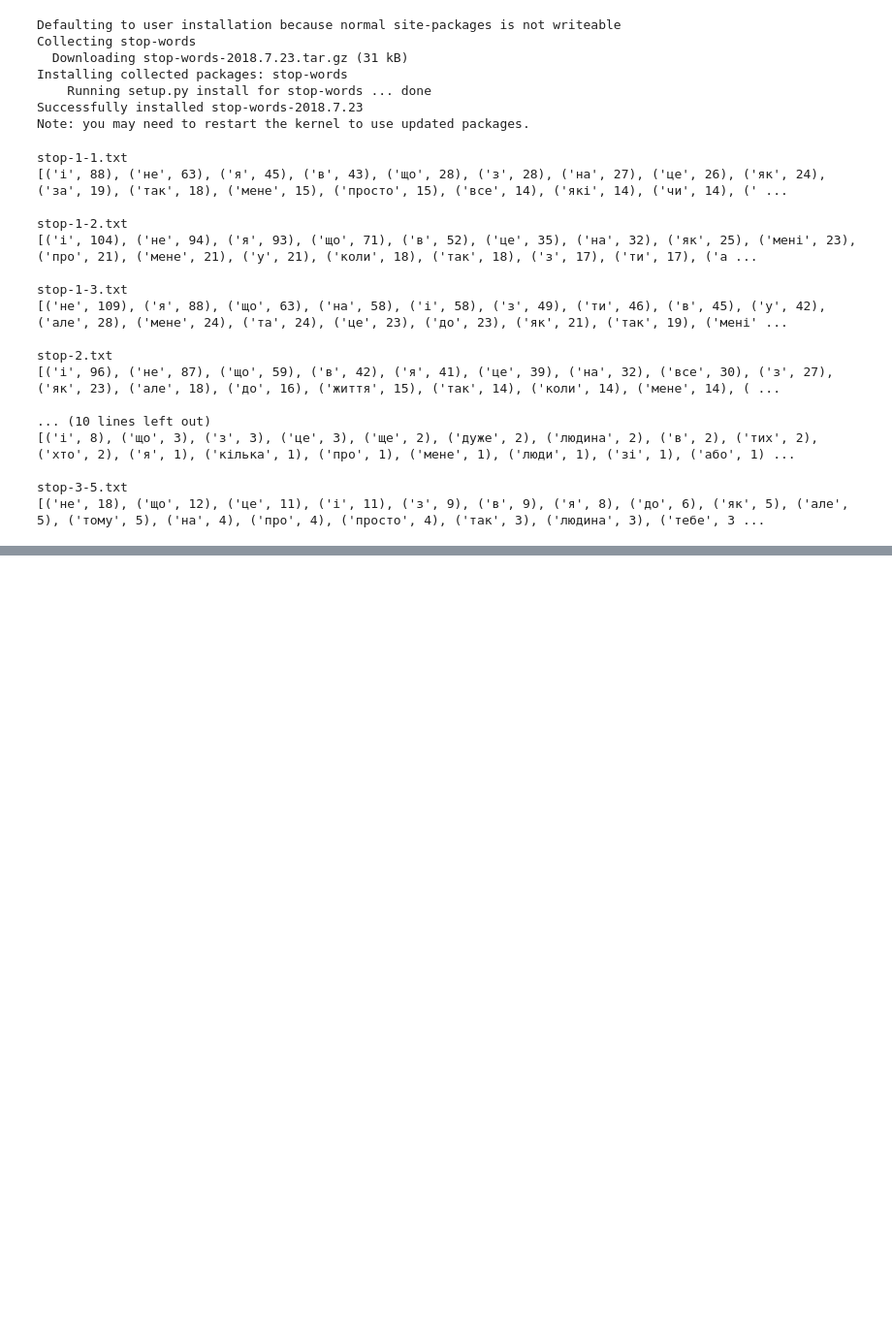
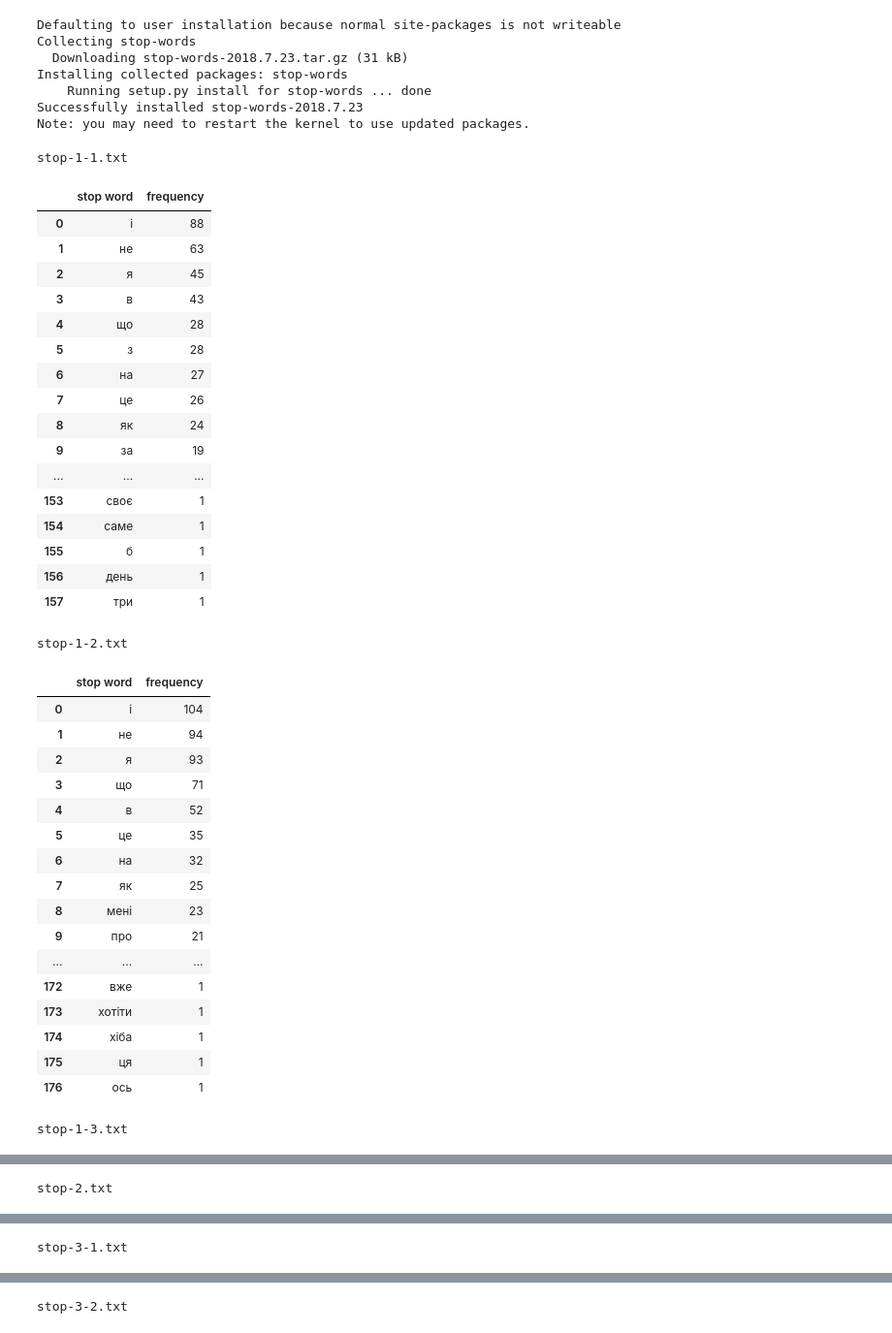
Before and after one commit to LanaVoronchuk/ukrainian-word-mood, a Jupyter notebook: stop-words/Stop_Words.ipynb, the cells around one changed output, grey strips where cells are left out. Shown at 97% size. Drawn from its saved outputs; the diff is of its cells as text; code cells hidden in the pictures; blank space fills up the shorter version.

Commit message:
Stop Words: use pandas to display our

```diff
--- a/stop-words/Stop_Words.ipynb
+++ b/stop-words/Stop_Words.ipynb
@@ -8,4 +8,16 @@ Installing collected packages: stop-words
     Running setup.py install for stop-words ... done
 Successfully installed stop-words-2018.7.23
 Note: you may need to restart the kernel to use updated packages.
+# %%
+import collections
+
+import numpy as np
+from IPython.display import display
+import pandas as pd
+pd.set_option('display.max_rows', 500)
+pd.set_option('display.max_columns', 500)
+pd.set_option('display.width', 1000)
+
+def d(*args, **kwargs):
+    display(pd.DataFrame(*args, **kwargs))
 # %%
@@ -41,36 +52,53 @@ def count_words(text):
 # %%
 import os
 
 DATAIDIR = "./data"
 files = [file for file in os.listdir(DATAIDIR) if file.endswith(".txt")]
 files.sort()
 
 for filename in files:
     print(filename)
     with open(f'{DATAIDIR}/{filename}') as f:
         text = f.read()
         text = text.lower()
-        list(split_ukrainian(text))
-#         print(' '.join(split_ukrainian(text)))
-#         print(text)
-        print(count_words(text).most_common())
+        d(count_words(text).most_common(), columns=["stop word", "frequency"])
 
     print()
 # %% [output]
 stop-1-1.txt
-[('і', 88), ('не', 63), ('я', 45), ('в', 43), ('що', 28), ('з', 28), ('на', 27), ('це', 26), ('як', 24), ('за', 19), ('так', 18), ('мене', 15), ('просто', 15), ('все', 14), ('які', 14), ('чи', 14), (' ...
-
-stop-1-2.txt
-[('і', 104), ('не', 94), ('я', 93), ('що', 71), ('в', 52), ('це', 35), ('на', 32), ('як', 25), ('мені', 23), ('про', 21), ('мене', 21), ('у', 21), ('коли', 18), ('так', 18), ('з', 17), ('ти', 17), ('а ...
-
-stop-1-3.txt
-[('не', 109), ('я', 88), ('що', 63), ('на', 58), ('і', 58), ('з', 49), ('ти', 46), ('в', 45), ('у', 42), ('але', 28), ('мене', 24), ('та', 24), ('це', 23), ('до', 23), ('як', 21), ('так', 19), ('мені' ...
-
-stop-2.txt
-[('і', 96), ('не', 87), ('що', 59), ('в', 42), ('я', 41), ('це', 39), ('на', 32), ('все', 30), ('з', 27), ('як', 23), ('але', 18), ('до', 16), ('життя', 15), ('так', 14), ('коли', 14), ('мене', 14), ( ...
-
-... (10 lines left out)
-[('і', 8), ('що', 3), ('з', 3), ('це', 3), ('ще', 2), ('дуже', 2), ('людина', 2), ('в', 2), ('тих', 2), ('хто', 2), ('я', 1), ('кілька', 1), ('про', 1), ('мене', 1), ('люди', 1), ('зі', 1), ('або', 1) ...
-
-stop-3-5.txt
-[('не', 18), ('що', 12), ('це', 11), ('і', 11), ('з', 9), ('в', 9), ('я', 8), ('до', 6), ('як', 5), ('але', 5), ('тому', 5), ('на', 4), ('про', 4), ('просто', 4), ('так', 3), ('людина', 3), ('тебе', 3 ...
+|  | stop word | frequency |
+| 0 | і | 88 |
+| 1 | не | 63 |
+| 2 | я | 45 |
+| 3 | в | 43 |
+| 4 | що | 28 |
+| 5 | з | 28 |
+| 6 | на | 27 |
+| 7 | це | 26 |
+| 8 | як | 24 |
+| 9 | за | 19 |
+| ... | ... | ... |
+| 153 | своє | 1 |
+| 154 | саме | 1 |
+| 155 | б | 1 |
+| 156 | день | 1 |
+| 157 | три | 1 |
+stop-1-2.txt
+|  | stop word | frequency |
+| 0 | і | 104 |
+| 1 | не | 94 |
+| 2 | я | 93 |
+| 3 | що | 71 |
+| 4 | в | 52 |
+| 5 | це | 35 |
+| 6 | на | 32 |
+| 7 | як | 25 |
+| 8 | мені | 23 |
+| 9 | про | 21 |
+| ... | ... | ... |
+| 172 | вже | 1 |
+| 173 | хотіти | 1 |
+| 174 | хіба | 1 |
+| 175 | ця | 1 |
+| 176 | ось | 1 |
+stop-1-3.txt
@@ -76,0 +122 @@ stop-3-5.txt
+stop-2.txt
@@ -76,0 +140 @@ stop-3-5.txt
+stop-3-1.txt
@@ -76,0 +158 @@ stop-3-5.txt
+stop-3-2.txt
```
Also changed, not shown: parts of 2 cells of this notebook.
